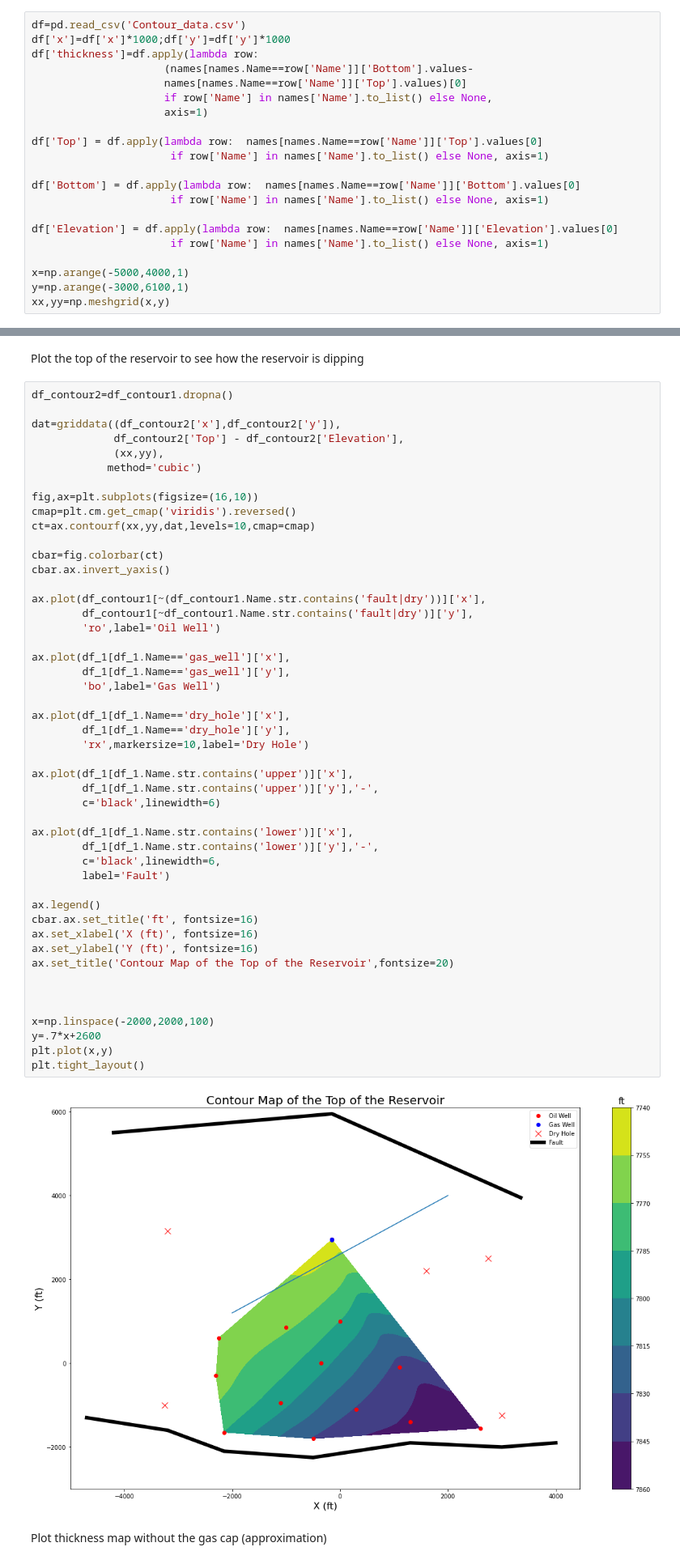
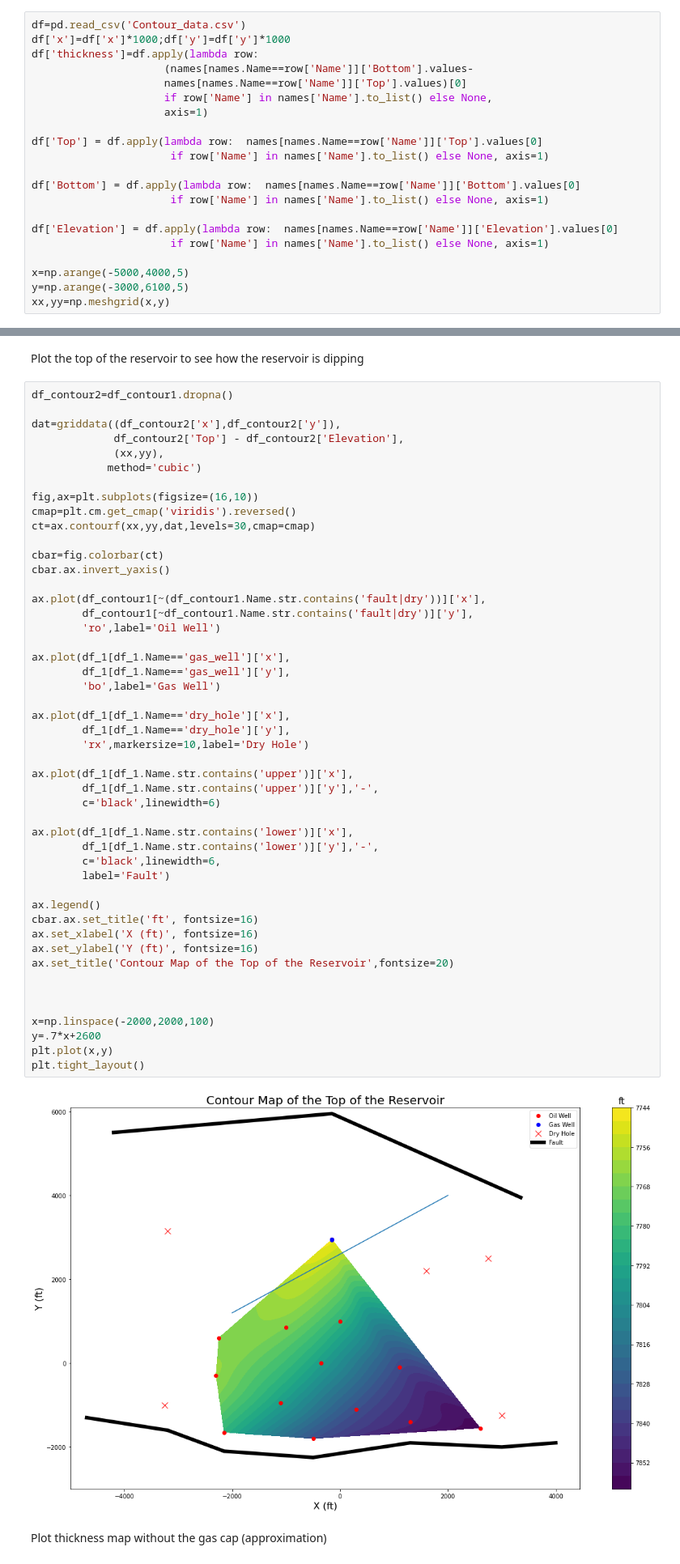
Before and after one commit to zzk413/PGE_Senior_Design_2021_Fall, a Jupyter notebook: Log_interpretation.ipynb, the cells around one changed output, grey strips where cells are left out. Shown at 81% size. Drawn from its saved outputs; the diff is of its cells as text.

```diff
--- a/Log_interpretation.ipynb
+++ b/Log_interpretation.ipynb
@@ -159,8 +159,8 @@ df['Bottom'] = df.apply(lambda row:  names[names.Name==row['Name']]['Bottom'].va
 df['Elevation'] = df.apply(lambda row:  names[names.Name==row['Name']]['Elevation'].values[0]
                       if row['Name'] in names['Name'].to_list() else None, axis=1)
 
-x=np.arange(-5000,4000,1)
-y=np.arange(-3000,6100,1)
+x=np.arange(-5000,4000,5)
+y=np.arange(-3000,6100,5)
 xx,yy=np.meshgrid(x,y)
 # %%
 df_1=df.copy()
@@ -278,7 +280,7 @@ dat=griddata((df_contour2['x'],df_contour2['y']),
 
 fig,ax=plt.subplots(figsize=(16,10))
 cmap=plt.cm.get_cmap('viridis').reversed()
-ct=ax.contourf(xx,yy,dat,levels=10,cmap=cmap)
+ct=ax.contourf(xx,yy,dat,levels=30,cmap=cmap)
 
 cbar=fig.colorbar(ct)
 cbar.ax.invert_yaxis()
@@ -290,34 +292,34 @@ ax.plot(df_contour1[~(df_contour1.Name.str.contains('fault|dry'))]['x'],
 ax.plot(df_1[df_1.Name=='gas_well']['x'],
         df_1[df_1.Name=='gas_well']['y'],
         'bo',label='Gas Well')
 
 ax.plot(df_1[df_1.Name=='dry_hole']['x'],
         df_1[df_1.Name=='dry_hole']['y'],
         'rx',markersize=10,label='Dry Hole')
 
 ax.plot(df_1[df_1.Name.str.contains('upper')]['x'],
         df_1[df_1.Name.str.contains('upper')]['y'],'-',
         c='black',linewidth=6)
 
 ax.plot(df_1[df_1.Name.str.contains('lower')]['x'],
         df_1[df_1.Name.str.contains('lower')]['y'],'-',
         c='black',linewidth=6,
         label='Fault')
 
 ax.legend()
 cbar.ax.set_title('ft', fontsize=16)
 ax.set_xlabel('X (ft)', fontsize=16)
 ax.set_ylabel('Y (ft)', fontsize=16)
 ax.set_title('Contour Map of the Top of the Reservoir',fontsize=20)
 
 
 
 x=np.linspace(-2000,2000,100)
 y=.7*x+2600
 plt.plot(x,y)
 plt.tight_layout()
 # %% [output]
-[figure, old version]
+[figure, new version]
 # %% [markdown]
 Plot thickness map without the gas cap (approximation)
 # %%
```
Also changed, not shown: parts of 4 cells of this notebook.
